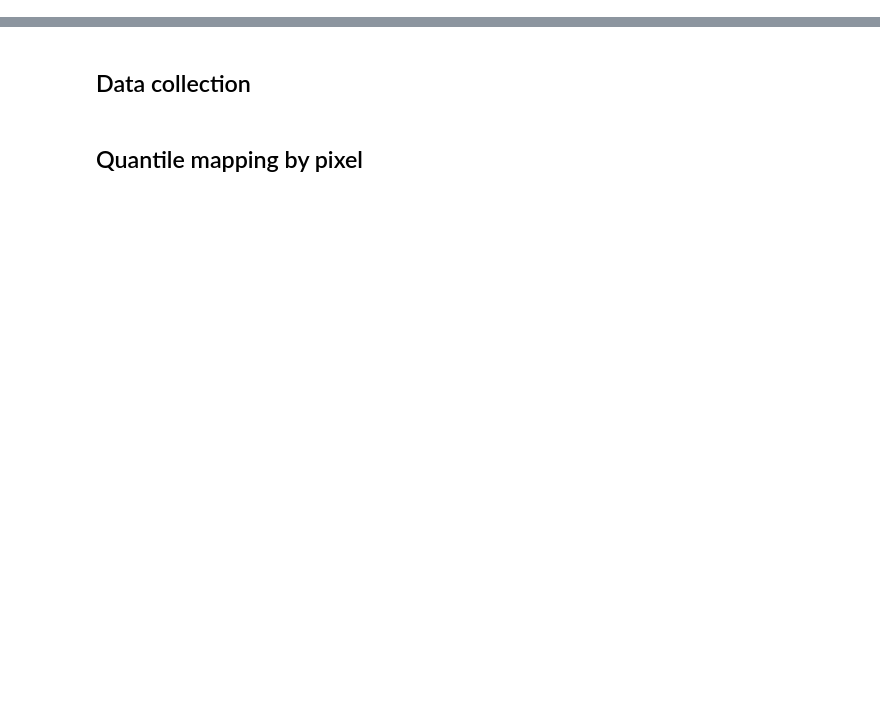
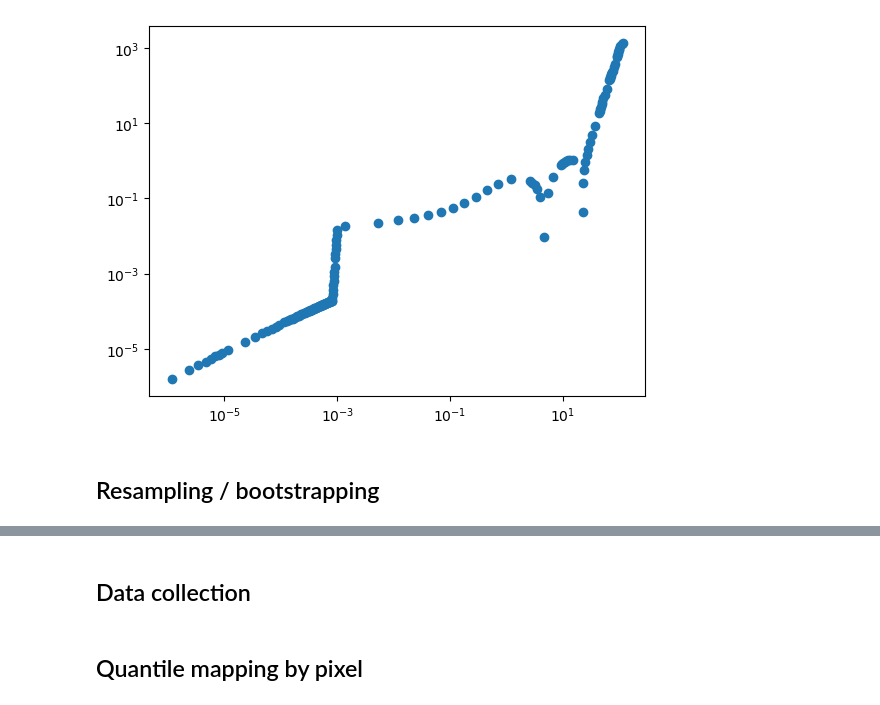
Before and after one commit to mlangguth89/downscaling-cgan, a Jupyter notebook: notebooks/quantile_mapping.ipynb, the cells around one changed output, grey strips where cells are left out. Cells and saved outputs as stored; diff of their text form; code cells hidden in the pictures; blank space fills up the shorter version.

```diff
--- a/notebooks/quantile_mapping.ipynb
+++ b/notebooks/quantile_mapping.ipynb
@@ -237,0 +608,10 @@ for date_index_name, d_ix in test_date_indexes.items():
+# %%
+fig, ax = plt.subplots(1,1)
+diff =  np.abs(np.array(raw_gan_results) - np.array(all_obs))
+ax.scatter(all_obs, diff)
+ax.set_xscale('log')
+ax.set_yscale('log')
+# %% [output]
+[figure, added]
+# %% [markdown]
+## Resampling / bootstrapping
```
Also changed, not shown: parts of 88 cells of this notebook.
